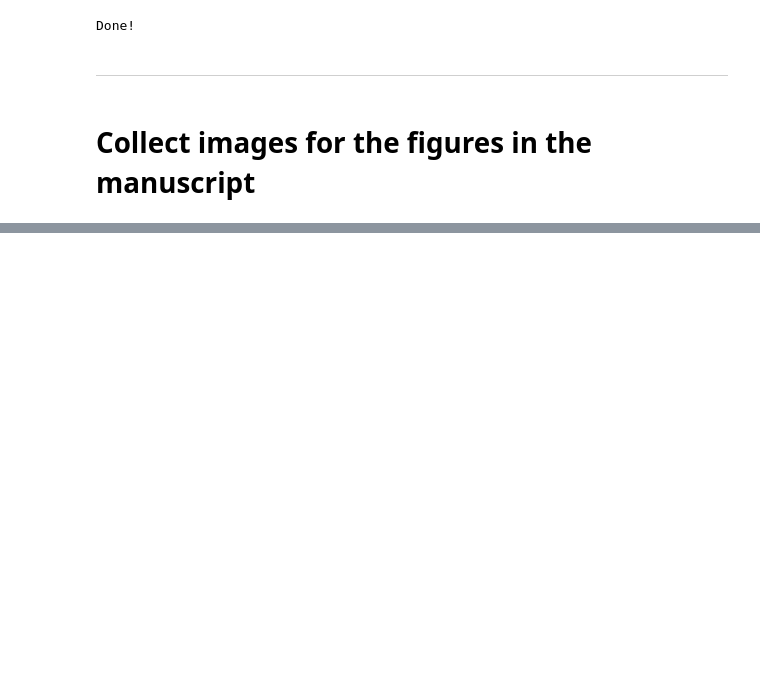
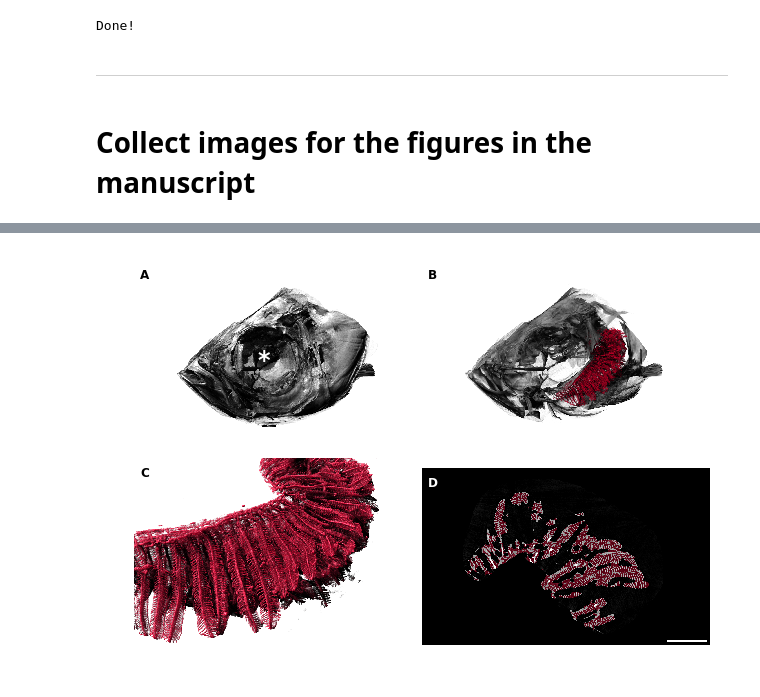
Before and after one commit to habi/Zebra-Fish-Gills, a Jupyter notebook: Gills-Analysis.ipynb, the cells around one changed output, grey strips where cells are left out. Cells and saved outputs as stored; diff of their text form; code cells hidden in the pictures; blank space fills up the shorter version.

```diff
--- a/Gills-Analysis.ipynb
+++ b/Gills-Analysis.ipynb
@@ -3280,3 +3225,54 @@ plt.show()
+# %%
+# Fig 02: Anatomy of the gills
+# Based on the images David made for https://github.com/habi/20190605_BrukerUserMeeting
+plt.rcParams['figure.figsize'] = (8, 5.5)
+plt.subplot(221)
+# The full head is Control06
+Head = imageio.imread('Figure-Originals/fishhead/head-without-gills0160.png')
+crop=1
+plt.imshow(numpy.fliplr(Head[:,crop:-crop]))
+plt.gca().text(710,
+               552,
+               '*',
+               color='white',
+               fontsize=24,
+               fontweight='bold',
+               verticalalignment='center',
+               horizontalalignment='center')
+image_label(Head[:,crop:-crop], 'A', color='black')
+plt.axis('off')
+plt.subplot(222)
+Gills = imageio.imread('Figure-Originals/fishhead/head-without-gills0185.png')
+plt.imshow(numpy.fliplr(Gills[:,crop:-crop]))
+image_label(Gills[:,crop:-crop], 'B', color='black')
+plt.axis('off')
+plt.subplot(223)
+GillsDetail = imageio.imread('Figure-Originals/fishhead/head-without-gills0481.png')
+plt.imshow(numpy.fliplr(GillsDetail[:,crop:-crop]))
+image_label(GillsDetail[:,crop:-crop], 'C', color='black')
+plt.axis('off')
+plt.subplot(224)
+TwoD = imageio.imread('Figure-Originals/control03_rec0000_voi_1865.crop.png')
+Combination = imageio.imread('Figure-Originals/Control03_area_organ_1500.crop.combination.png')
+crop=1 # 300
+shift=0 # 80
+plt.imshow(TwoD[:,crop-shift:-crop+shift])
+plt.imshow(Combination[:,crop-shift:-crop-shift],
+           alpha=1-.618)
+plt.gca().add_artist(ScaleBar(Data['PixelSize'].mean(),
+                              'um',
+                               fixed_value=500,
+                               label_formatter = lambda x, y:''))
+image_label(TwoD[:,crop-shift:-crop+shift], 'D')
+plt.axis('off')
+plt.subplots_adjust(0, 0, 1, 1, 0, 0)
+plt.savefig(os.path.join(OutPutDir,
+                         'Fig02.png'),
+            bbox_inches='tight',
+            pad_inches=0)
+plt.show()
+# %% [output]
+[figure, added]
 # %%
 # Fig 03: SEM gill overview whole arches and the quantification: no. and length of filaments: one panel
 plt.subplot(221)
```
Also changed, not shown: parts of 45 cells of this notebook, 5 other files.
